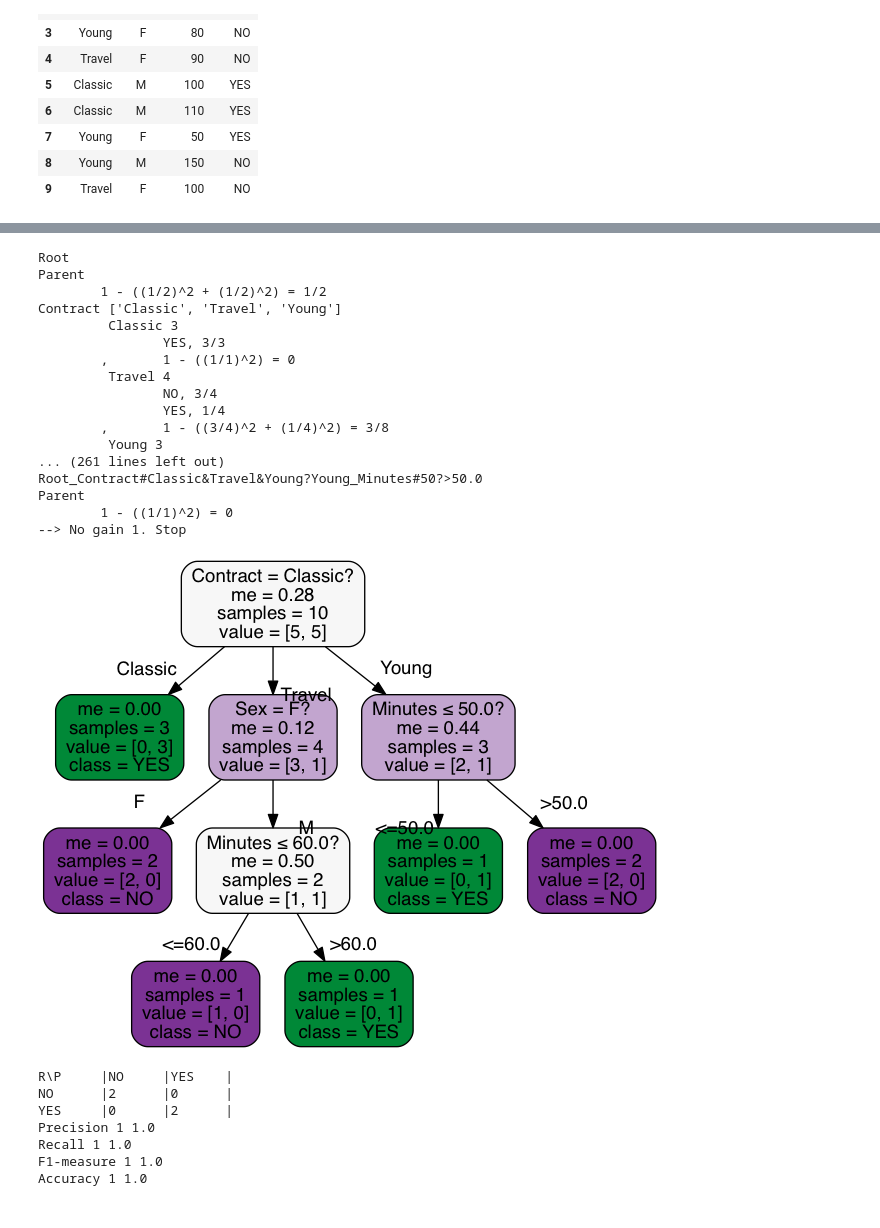
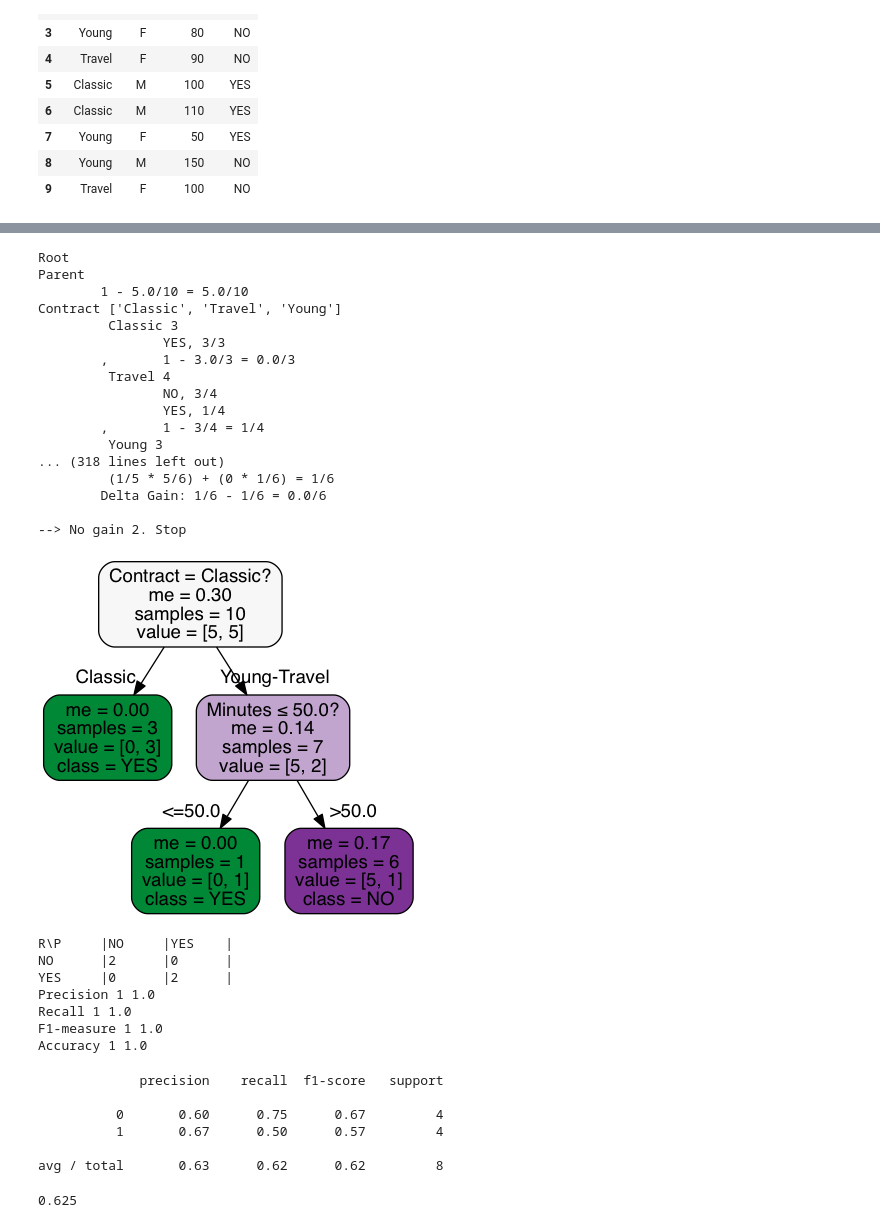
Before and after one commit to riccotti/DidacticDataMining, a Jupyter notebook: tutorial.ipynb, the cells around one changed output, grey strips where cells are left out. Cells and saved outputs as stored; diff of their text form; code cells hidden in the pictures.

```diff
--- a/tutorial.ipynb
+++ b/tutorial.ipynb
@@ -320,26 +341,26 @@ test
 # %%
-tree = ddm.DidatticClassificationTree(fun=ddm.gini, fun_name='me',
+tree = ddm.DidatticClassificationTree(fun=ddm.error_rate, fun_name='me',
                                       min_samples_split=2, min_samples_leaf=1, step_by_step=False)
 tree.fit(train, target='Churn')
 # %% [output]
 Root
 Parent
-        1 - ((1/2)^2 + (1/2)^2) = 1/2
+        1 - 5.0/10 = 5.0/10
 Contract ['Classic', 'Travel', 'Young']
          Classic 3
                 YES, 3/3
-        ,       1 - ((1/1)^2) = 0
+        ,       1 - 3.0/3 = 0.0/3
          Travel 4
                 NO, 3/4
                 YES, 1/4
-        ,       1 - ((3/4)^2 + (1/4)^2) = 3/8
+        ,       1 - 3/4 = 1/4
          Young 3
-... (261 lines left out)
-Root_Contract#Classic&Travel&Young?Young_Minutes#50?>50.0
-Parent
-        1 - ((1/1)^2) = 0
---> No gain 1. Stop
+... (318 lines left out)
+         (1/5 * 5/6) + (0 * 1/6) = 1/6
+        Delta Gain: 1/6 - 1/6 = 0.0/6
+
+--> No gain 2. Stop
-[figure, old version]
+[figure, new version]
 # %%
 test['Predicted'] = tree.predict(test)
 
@@ -354,0 +378,9 @@ Accuracy 1 1.0
+# %%
+print(classification_report([0,0,0,1,1,0,1,1],[0,0,0,1,1,1,0,0]))
+# %% [output]
+             precision    recall  f1-score   support
+
+          0       0.60      0.75      0.67         4
+          1       0.67      0.50      0.57         4
+
+avg / total       0.63      0.62      0.62         8
@@ -354,0 +389,4 @@ Accuracy 1 1.0
+# %%
+accuracy_score([0,0,0,1,1,0,1,1],[0,0,0,1,1,1,0,0])
+# %% [output]
+0.625
```
Also changed, not shown: parts of 14 cells of this notebook.
